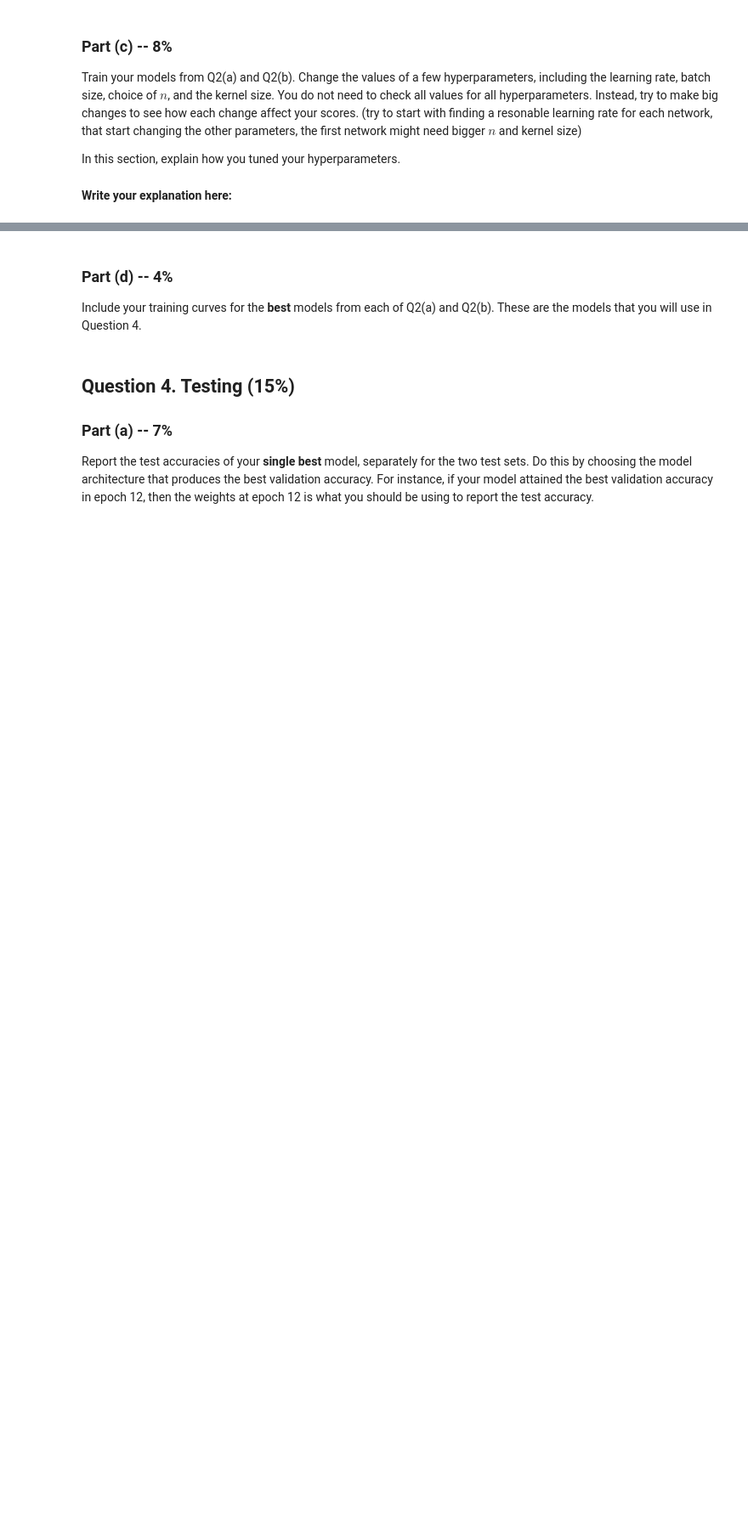
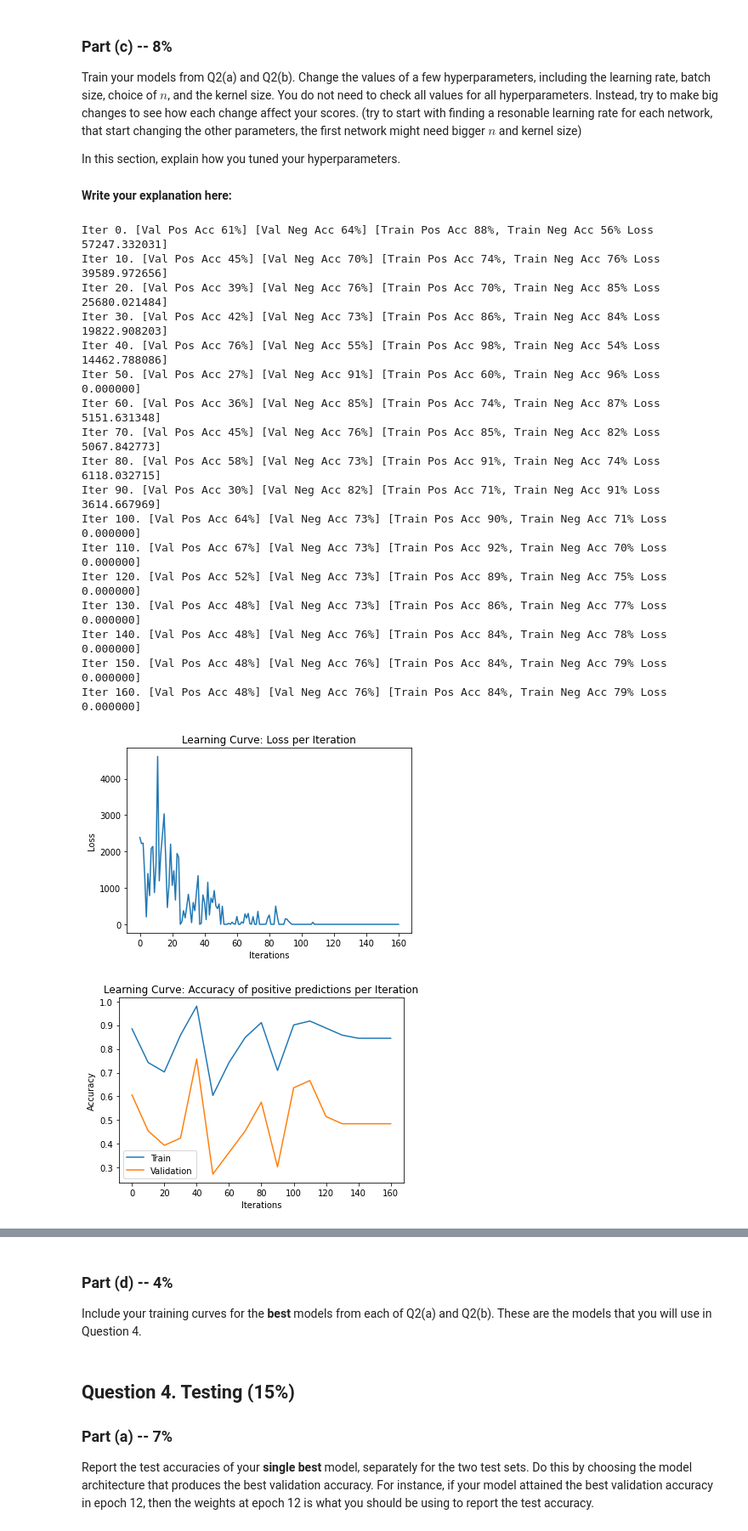
Before and after one commit to Yotamsil/DeepLearningEx3, a Jupyter notebook: Assignment3_ipynb.ipynb, the cells around one changed output, grey strips where cells are left out. Shown: that part at 85% size. Cells and saved outputs as stored; diff of their text form; code cells hidden in the pictures; blank space fills up the shorter version.

```diff
--- a/Assignment3_ipynb.ipynb
+++ b/Assignment3_ipynb.ipynb
@@ -633,0 +610,36 @@ plot_learning_curve(*learning_curve_info)
+# %%
+# Include the training curves for the two models.
+
+# Write your code here. Remember to include your results so that we can
+# see that your model attains a high training accuracy.
+
+learning_curve_info = train_model(model,
+                training_data=train_data,
+                validation_data=valid_data,
+                batch_size=24,
+                learning_rate=0.003,
+                weight_decay=10**(-5),
+                max_iters=160,
+                checkpoint_path='/content/gdrive/My Drive/DL/Ex3_best_model.pt')
+
+plot_learning_curve(*learning_curve_info)
+# %% [output]
+Iter 0. [Val Pos Acc 61%] [Val Neg Acc 64%] [Train Pos Acc 88%, Train Neg Acc 56% Loss 57247.332031]
+Iter 10. [Val Pos Acc 45%] [Val Neg Acc 70%] [Train Pos Acc 74%, Train Neg Acc 76% Loss 39589.972656]
+Iter 20. [Val Pos Acc 39%] [Val Neg Acc 76%] [Train Pos Acc 70%, Train Neg Acc 85% Loss 25680.021484]
+Iter 30. [Val Pos Acc 42%] [Val Neg Acc 73%] [Train Pos Acc 86%, Train Neg Acc 84% Loss 19822.908203]
+Iter 40. [Val Pos Acc 76%] [Val Neg Acc 55%] [Train Pos Acc 98%, Train Neg Acc 54% Loss 14462.788086]
+Iter 50. [Val Pos Acc 27%] [Val Neg Acc 91%] [Train Pos Acc 60%, Train Neg Acc 96% Loss 0.000000]
+Iter 60. [Val Pos Acc 36%] [Val Neg Acc 85%] [Train Pos Acc 74%, Train Neg Acc 87% Loss 5151.631348]
+Iter 70. [Val Pos Acc 45%] [Val Neg Acc 76%] [Train Pos Acc 85%, Train Neg Acc 82% Loss 5067.842773]
+Iter 80. [Val Pos Acc 58%] [Val Neg Acc 73%] [Train Pos Acc 91%, Train Neg Acc 74% Loss 6118.032715]
+Iter 90. [Val Pos Acc 30%] [Val Neg Acc 82%] [Train Pos Acc 71%, Train Neg Acc 91% Loss 3614.667969]
+Iter 100. [Val Pos Acc 64%] [Val Neg Acc 73%] [Train Pos Acc 90%, Train Neg Acc 71% Loss 0.000000]
+Iter 110. [Val Pos Acc 67%] [Val Neg Acc 73%] [Train Pos Acc 92%, Train Neg Acc 70% Loss 0.000000]
+Iter 120. [Val Pos Acc 52%] [Val Neg Acc 73%] [Train Pos Acc 89%, Train Neg Acc 75% Loss 0.000000]
+Iter 130. [Val Pos Acc 48%] [Val Neg Acc 73%] [Train Pos Acc 86%, Train Neg Acc 77% Loss 0.000000]
+Iter 140. [Val Pos Acc 48%] [Val Neg Acc 76%] [Train Pos Acc 84%, Train Neg Acc 78% Loss 0.000000]
+Iter 150. [Val Pos Acc 48%] [Val Neg Acc 76%] [Train Pos Acc 84%, Train Neg Acc 79% Loss 0.000000]
+Iter 160. [Val Pos Acc 48%] [Val Neg Acc 76%] [Train Pos Acc 84%, Train Neg Acc 79% Loss 0.000000]
+[figure, added]
+[figure, added]
```
Also changed, not shown: parts of 10 cells of this notebook.
